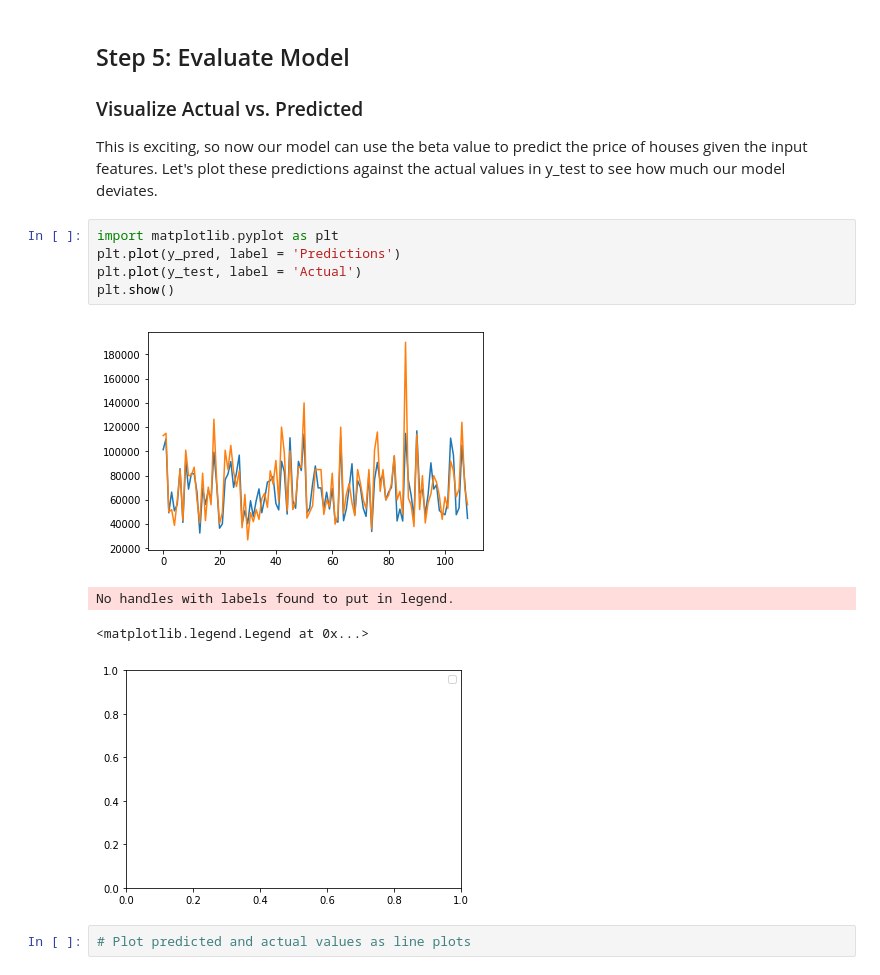
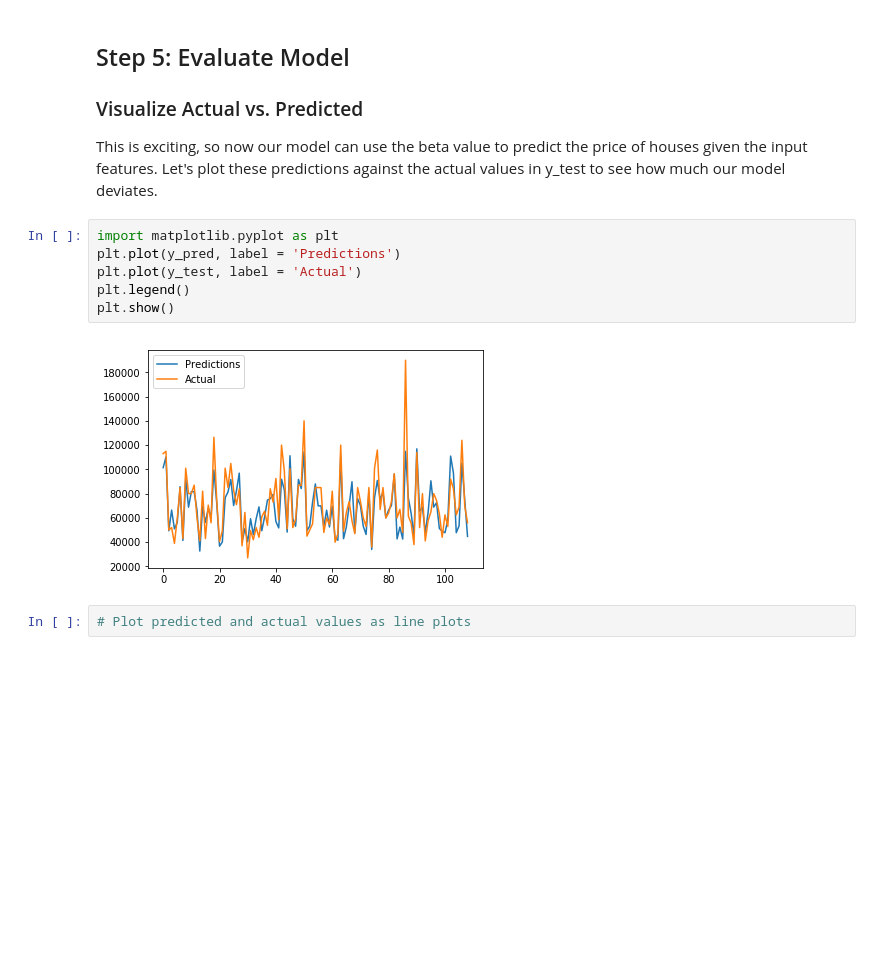
Before and after one commit to kevzha/dsc-2-13-15-linalg-regression-lab-nyc-ds-career-012819, a Jupyter notebook: index.ipynb, the cells around one changed output. Cells and saved outputs as stored; diff of their text form; blank space fills up the shorter version.

```diff
--- a/index.ipynb
+++ b/index.ipynb
@@ -214,13 +214,11 @@ This is exciting, so now our model can use the beta value to predict the price o
 # %%
 import matplotlib.pyplot as plt
 plt.plot(y_pred, label = 'Predictions')
 plt.plot(y_test, label = 'Actual')
+plt.legend()
 plt.show()
 # %% [output]
-[figure, old version]
+[figure, new version]
-No handles with labels found to put in legend.
-<matplotlib.legend.Legend at 0x...>
-[figure, removed]
 # %%
 # Plot predicted and actual values as line plots
 # %% [markdown]
```
